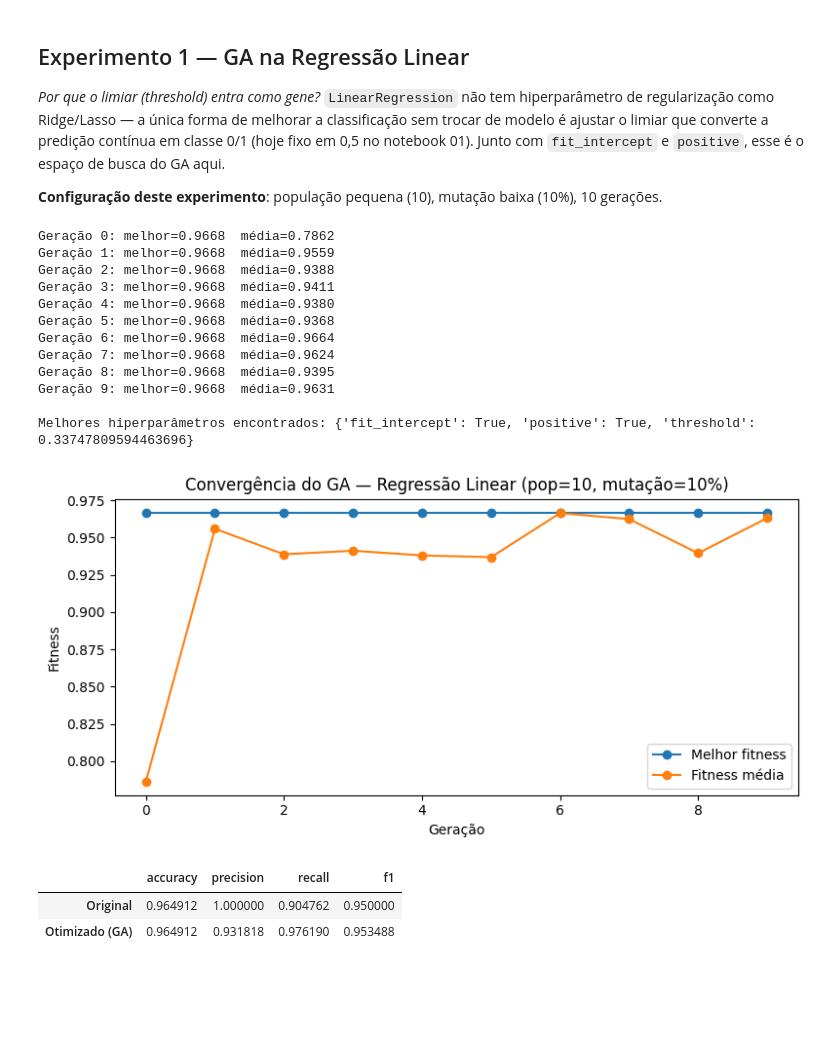
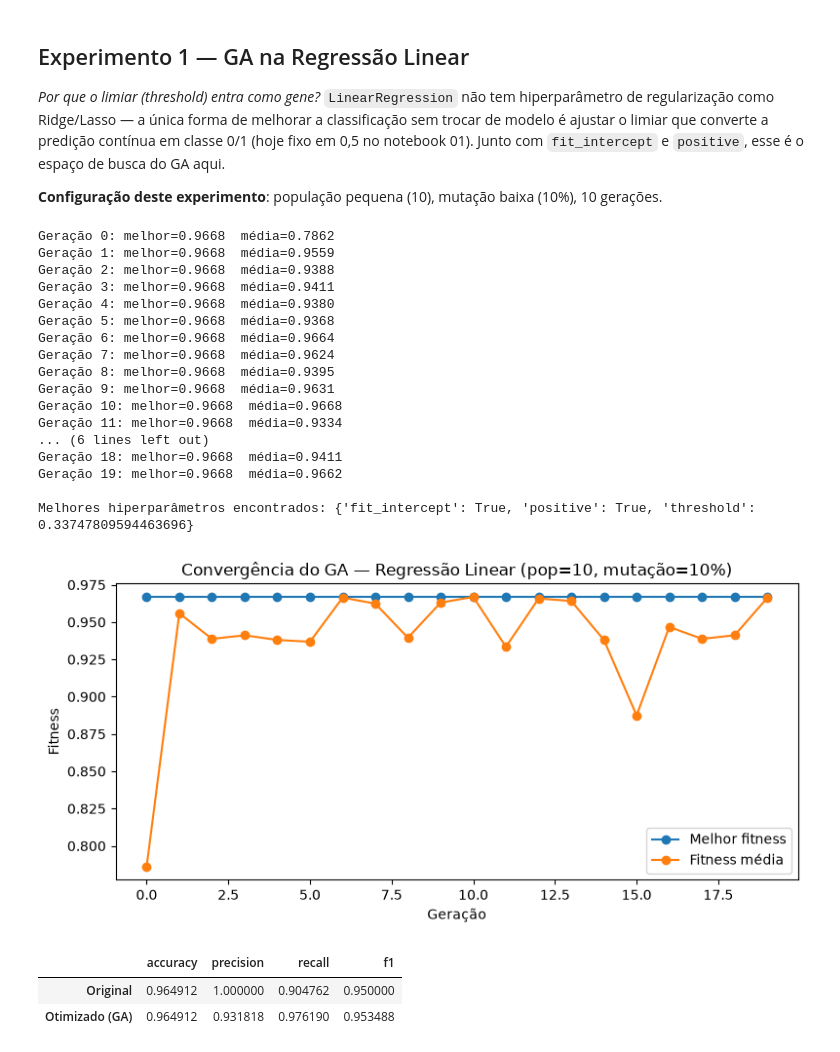
Before and after one commit to SamirGoes/tech-challenge-fiap-fase2, a Jupyter notebook: notebooks/GA_HyperparametersOptimization.ipynb, the cells around one changed output. Drawn from its saved outputs; the diff is of its cells as text; code cells hidden in the pictures; blank space fills up the shorter version.

```diff
--- a/notebooks/GA_HyperparametersOptimization.ipynb
+++ b/notebooks/GA_HyperparametersOptimization.ipynb
@@ -76,7 +76,7 @@ Vamos rodar o GA para tentar melhorar cada um desses três — um experimento po
 # %%
 random.seed(42)
 
-POP_1, GERACOES_1, MUTACAO_1 = 10, 10, 0.1
+POP_1, GERACOES_1, MUTACAO_1 = 10, 20, 0.1
 
 populacao = [ga_utils.criar_individuo_linear() for _ in range(POP_1)]
 historico_linear = []
@@ -95,34 +95,39 @@ for geracao in range(GERACOES_1):
         nova_populacao.append(ga_utils.mutar_linear(filho1, MUTACAO_1))
         if len(nova_populacao) < POP_1:
             nova_populacao.append(ga_utils.mutar_linear(filho2, MUTACAO_1))
     populacao = nova_populacao
 
 melhor_linear = populacao[int(np.argmax(fitnesses))]
 print("\nMelhores hiperparâmetros encontrados:", melhor_linear)
 
 pd.DataFrame(historico_linear).to_csv(RESULTADOS_DIR / "fitness_history_regressao_linear.csv", index=False)
 with open(RESULTADOS_DIR / "best_hyperparams_regressao_linear.json", "w") as f:
     json.dump({"algoritmo": "regressao_linear", "melhor_individuo": melhor_linear}, f, indent=2, default=str)
 
 plt.figure(figsize=(8, 4))
 plt.plot([h["geracao"] for h in historico_linear], [h["melhor"] for h in historico_linear], label="Melhor fitness", marker="o")
 plt.plot([h["geracao"] for h in historico_linear], [h["media"] for h in historico_linear], label="Fitness média", marker="o")
 plt.xlabel("Geração"); plt.ylabel("Fitness"); plt.title("Convergência do GA — Regressão Linear (pop=10, mutação=10%)")
 plt.legend(); plt.tight_layout(); plt.show()
 # %% [output]
 Geração 0: melhor=0.9668  média=0.7862
 Geração 1: melhor=0.9668  média=0.9559
 Geração 2: melhor=0.9668  média=0.9388
 Geração 3: melhor=0.9668  média=0.9411
 Geração 4: melhor=0.9668  média=0.9380
 Geração 5: melhor=0.9668  média=0.9368
 Geração 6: melhor=0.9668  média=0.9664
 Geração 7: melhor=0.9668  média=0.9624
 Geração 8: melhor=0.9668  média=0.9395
 Geração 9: melhor=0.9668  média=0.9631
+Geração 10: melhor=0.9668  média=0.9668
+Geração 11: melhor=0.9668  média=0.9334
+... (6 lines left out)
+Geração 18: melhor=0.9668  média=0.9411
+Geração 19: melhor=0.9668  média=0.9662
 
 Melhores hiperparâmetros encontrados: {'fit_intercept': True, 'positive': True, 'threshold': 0.33747809594463696}
-[figure, old version]
+[figure, new version]
 # %%
 modelo_linear_original = ga_utils.construir_linear(ga_utils.LINEAR_BASELINE)
 modelo_linear_original.fit(X_train, y_train)
```
Also changed, not shown: parts of 4 cells of this notebook, 7 other files.
